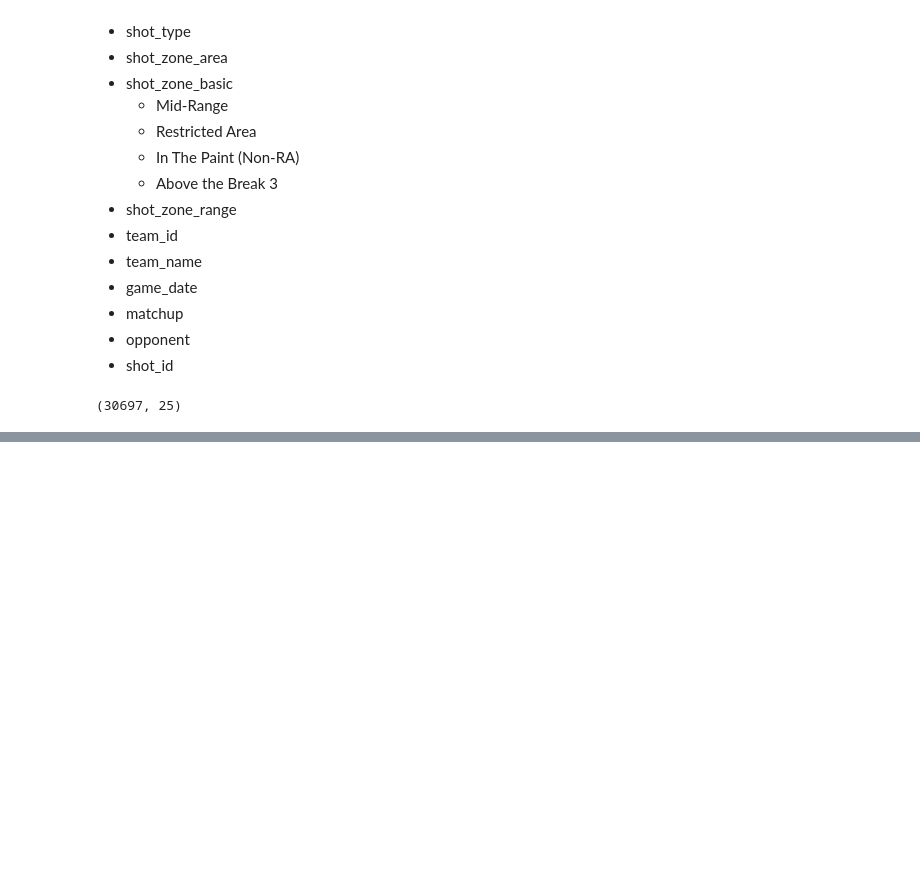
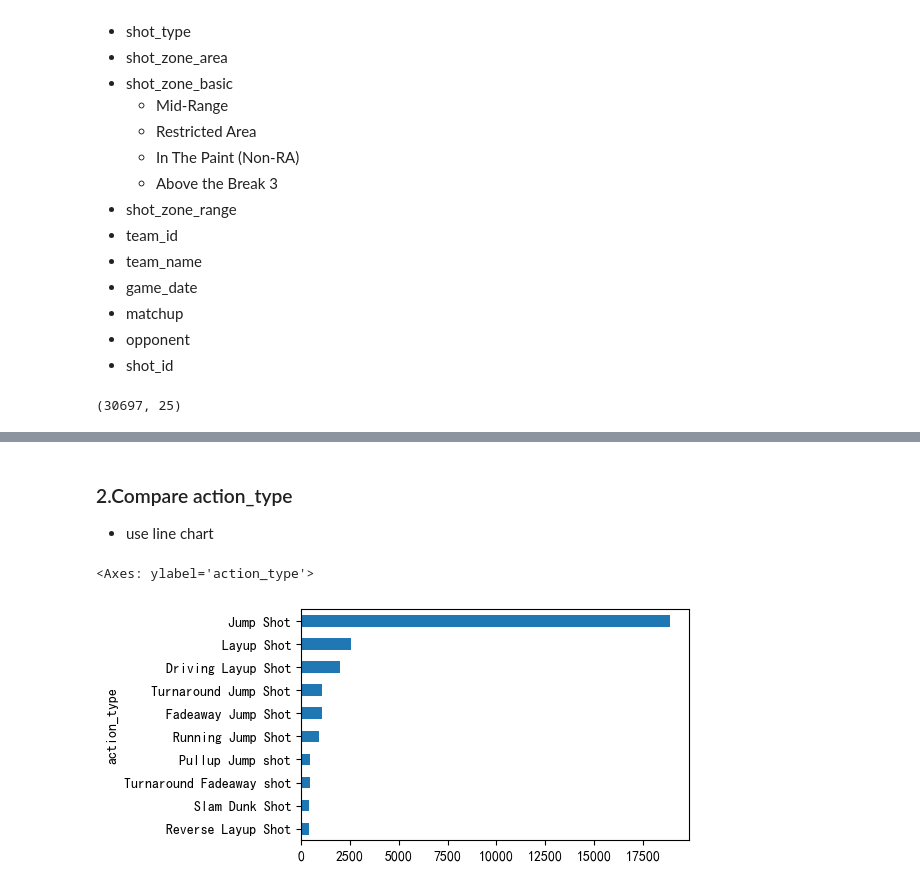
Before and after one commit to JoshuaZSong/Kobe_Shooting_Data_Visualization_by_Matplotlib, a Jupyter notebook: Kobe_Shooting_Data_Visualization_by_Matplotlib.ipynb, the cells around one changed output, grey strips where cells are left out. Saved outputs shown, nothing was run; the diff lists cells and outputs as text; code cells hidden in the pictures; blank space fills up the shorter version.

```diff
--- a/Kobe_Shooting_Data_Visualization_by_Matplotlib.ipynb
+++ b/Kobe_Shooting_Data_Visualization_by_Matplotlib.ipynb
@@ -48,0 +79,8 @@ df.shape
+# %% [markdown]
+### 2.Compare action_type
+- use line chart
+# %%
+df['action_type'].value_counts().head(10)[::-1].plot.barh(figsize=(5,3))
+# %% [output]
+<Axes: ylabel='action_type'>
+[figure, added]
```
Also changed, not shown: parts of 11 cells of this notebook.
